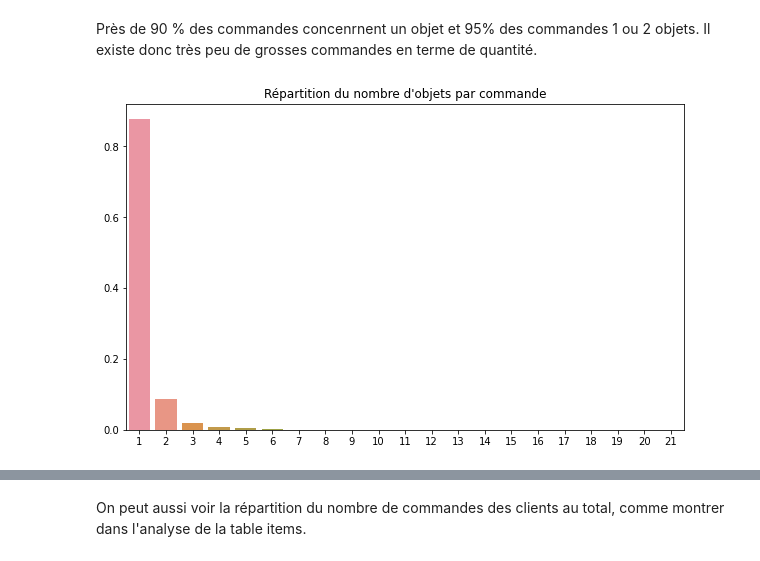
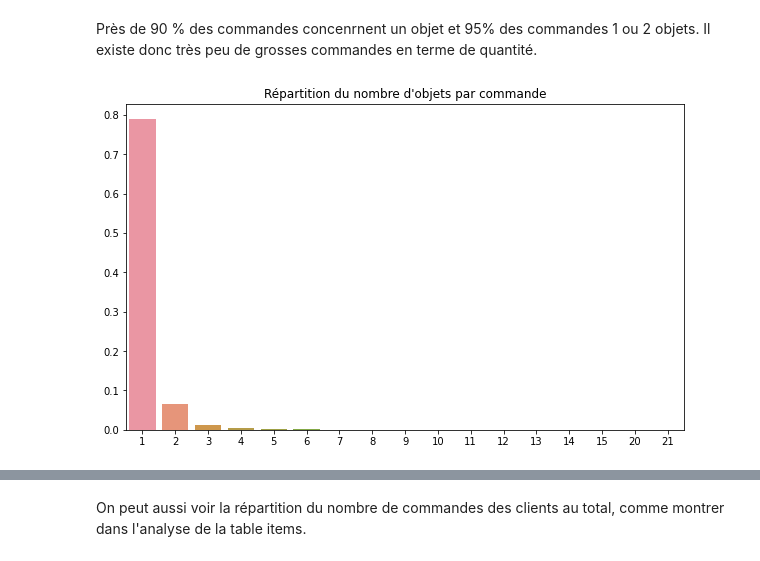
Before and after one commit to pihk94/Free2move, a Jupyter notebook: Analyse_Melchior_Prugniaud.ipynb, the cells around one changed output, grey strips where cells are left out. Cells and saved outputs as stored; diff of their text form; code cells hidden in the pictures.

```diff
--- a/Analyse_Melchior_Prugniaud.ipynb
+++ b/Analyse_Melchior_Prugniaud.ipynb
@@ -538,12 +538,14 @@ items[items.order_id == '9ef13efd6949e4573a18964dd1bbe7f5']
 | 69652 | 9ef13efd6949e4573a18964dd1bbe7f5 | 13 | 37eb69aca8718e843d897aa7b82f462d | 0b36063d5818f81ccb94b54adfaebbf5 | 2017-02-03 21:44:49 | 51.0 | 1.2 |
 | 69653 | 9ef13efd6949e4573a18964dd1bbe7f5 | 14 | 37eb69aca8718e843d897aa7b82f462d | 0b36063d5818f81ccb94b54adfaebbf5 | 2017-02-03 21:44:49 | 51.0 | 1.2 |
 | 69654 | 9ef13efd6949e4573a18964dd1bbe7f5 | 15 | 37eb69aca8718e843d897aa7b82f462d | 0b36063d5818f81ccb94b54adfaebbf5 | 2017-02-03 21:44:49 | 51.0 | 1.2 |
+# %%
+items_clean = items.drop_duplicates('order_id',keep="last")
 # %% [markdown]
 Près de 90 % des commandes concenrnent un objet et 95% des commandes 1 ou 2 objets. Il existe donc très peu de grosses commandes en terme de quantité.
 # %%
 plt.figure(figsize = (10,6))
 plt.title("Répartition du nombre d'objets par commande")
-sns.barplot(y =  items.order_item_id.value_counts().values/len(items), x = items.order_item_id.value_counts().index)
+sns.barplot(y =  items_clean.order_item_id.value_counts().values/len(items), x = items_clean.order_item_id.value_counts().index)
 plt.show()
 # %% [output]
-[figure, old version]
+[figure, new version]
```
Also changed, not shown: parts of 19 cells of this notebook.
